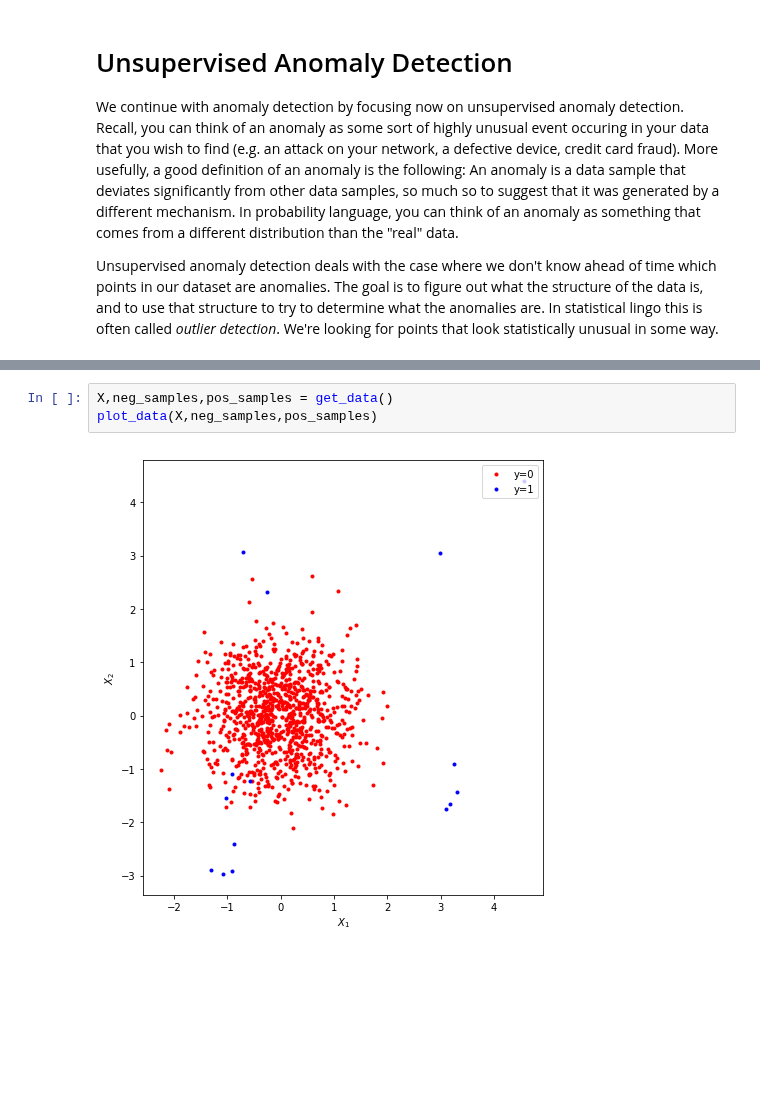
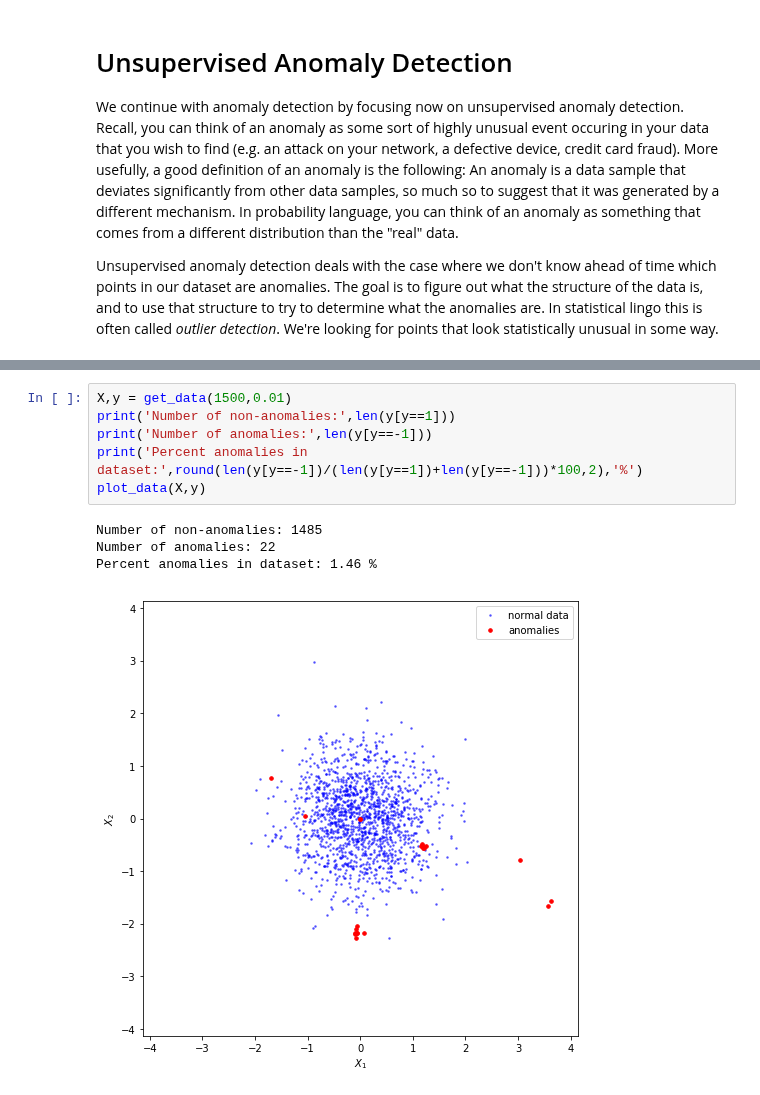
Before and after one commit to rkingery/ml_tutorials, a Jupyter notebook: unsupervised_anomalies.ipynb, the cells around one changed output, grey strips where cells are left out. Saved outputs shown, nothing was run; the diff lists cells and outputs as text; blank space fills up the shorter version.

Commit message:
updated unsupervised anomalies nb

```diff
--- a/unsupervised_anomalies.ipynb
+++ b/unsupervised_anomalies.ipynb
@@ -57,5 +86,11 @@ def plot_data(X,x1,x2):
-# %%
-X,neg_samples,pos_samples = get_data()
-plot_data(X,neg_samples,pos_samples)
-# %% [output]
-[figure, removed]
+# %%
+X,y = get_data(1500,0.01)
+print('Number of non-anomalies:',len(y[y==1]))
+print('Number of anomalies:',len(y[y==-1]))
+print('Percent anomalies in dataset:',round(len(y[y==-1])/(len(y[y==1])+len(y[y==-1]))*100,2),'%')
+plot_data(X,y)
+# %% [output]
+Number of non-anomalies: 1485
+Number of anomalies: 22
+Percent anomalies in dataset: 1.46 %
+[figure, added]
```
Also changed, not shown: parts of 7 cells of this notebook.
